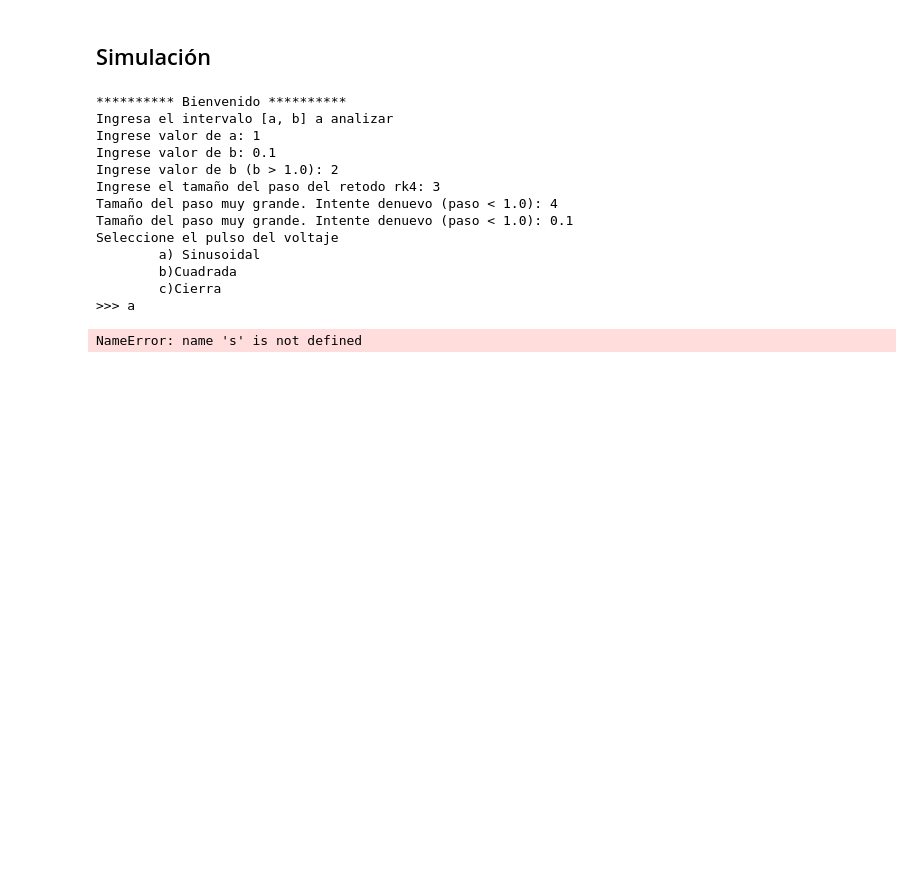
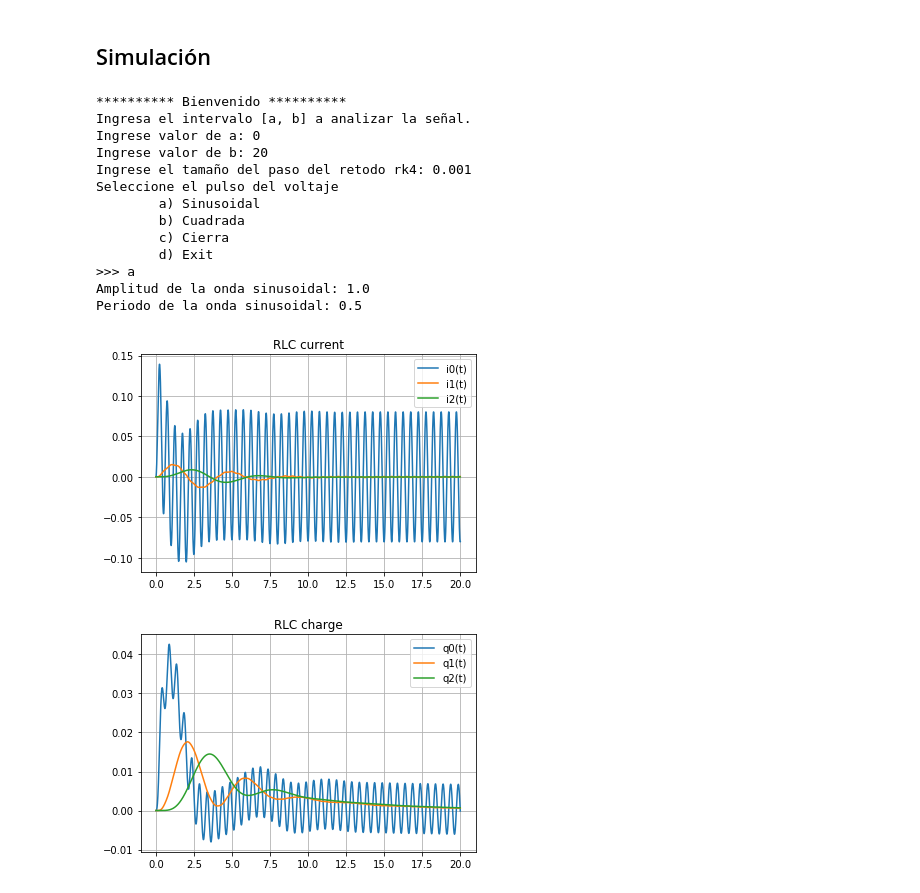
Before and after one commit to BahitiAB/Circuitos-RLC, a Jupyter notebook: code/rlc_circuit_rk4.ipynb, the cells around one changed output. Drawn from its saved outputs; the diff is of its cells as text; code cells hidden in the pictures; blank space fills up the shorter version.

```diff
--- a/code/rlc_circuit_rk4.ipynb
+++ b/code/rlc_circuit_rk4.ipynb
@@ -16,7 +16,7 @@ Solucion de un sistema de odes(generado por un circuito rlc)
 
 import numpy as np
 import matplotlib.pyplot as plt
-
+from math import pi
 
 def runge_kutta_sist(x0, f, h, a, b):
     """
@@ -83,9 +83,9 @@ def plot_capacitor_charge(t, q):
 
 
 
-def genera_funcion_sist(pulso):
+def genera_funcion_sist(pulso, amp, period):
     if pulso == "sinusoidal":
-        pulso_volt = lambda t: np.sin(t)
+        pulso_volt = lambda t: amp*np.sin(2*pi*t/period)
     elif pulso == "cuadrada":
         pass # definir el puso cuadrado
     elif pulso == "cierra":
@@ -126,4 +126,6 @@ def genera_funcion_sist(pulso):
 
         f = lambda t, z, q: np.array([f1(t, z, q), f2(t, z, q)])
 
-        return f
+        return f(t, z, q)
+
+    return f
@@ -134,54 +255,84 @@ SyntaxError: invalid syntax (<ipython-input-18-44d9fe29215c>, line 75)
 # %%
+import sys
+
 #NOTA: x0 = [z0, q0] = [q'(0), q(0)] = [i(0), q(0)], donde i = (i1, i2, i3) y q = (q1, q2, q3)
 x0 = np.array([[0, 0, 0], [0, 0, 0]], dtype=np.double)
 
 # [a, b] es el intervalo de tiempo en el cual se estara analizando el circuito
 
 print("********** Bienvenido **********")
-print("Ingresa el intervalo [a, b] a analizar")
+print("Ingresa el intervalo [a, b] a analizar la señal.")
 
 
 a = float(input("Ingrese valor de a: "))   # Inicializar valor real
 b = float(input("Ingrese valor de b: "))   # Inicializar valor real
 
 while b < a:
     b = float(input("Ingrese valor de b (b > {}): ".format(a)))
 
 
 h = float(input("Ingrese el tamaño del paso del retodo rk4: "))    # tamaño de paso en el metodo de runge-kutta
 
 while h < 0 or h > abs(b-a):
     if h < 0:
-        h = float(input("Ingrese el tamaño del paso del retodo rk4(positivo): "))
+        h = float(input("Tamaño del paso negativo!.Intente denuevo (paso positivo): "))
     else:
-        h = float(input("Tamaño del paso muy grande. Intente denuevo (paso < {}): ".format(abs(b-a))))
+        h = float(input("Tamaño del paso muy grande.Intente denuevo (paso < {}): ".format(abs(b-a))))
 
 print("Seleccione el pulso del voltaje")
-print("\ta) Sinusoidal\n\tb)Cuadrada\n\tc)Cierra")
+print("\ta) Sinusoidal\n\tb) Cuadrada\n\tc) Cierra\n\td) Exit")
 pulso = input(">>> ")
 pulso.lower()
-while pulso not in ['a', 'b', 'c'] or len(pulso) > 1:
-    pulso = input("Opcion invalida, intente denuevo.\n>>>")
+while pulso not in ['a', 'b', 'c', 'd', "sinusoidal", "cuadrada", "cierra", "exit"]:
+    pulso = input("Opcion invalida. Intente denuevo.\n>>> ")
     pulso.lower()
 
+if pulso == "exit":
+    sys.exit(1)
+
+if len(pulso) == 1:
+    if pulso == "a":
+        pulso = "sinusoidal"
+        amp = float(input("Amplitud de la onda {}: ".format(pulso)))
+        frec = float(input("Periodo de la onda {}: ".format(pulso)))
+    elif pulso == "b":
+        pulso = "cuadrada"
+        amp = float(input("Amplitud de la onda {}: ".format(pulso)))
+        frec = float(input("Periodo de la onda {}: ".format(pulso)))
+    else:
+        pulso = "cierra"
+        amp = float(input("Amplitud de la onda {}: ".format(pulso)))
+        frec = float(input("Periodo de la onda {}: ".format(pulso)))
+else:
+    amp = float(input("Amplitud de la onda {}: ".format(pulso)))
+    frec = float(input("Periodo de la onda {}: ".format(pulso)))
+
+
+f = genera_funcion_sist(pulso, amp, frec)
+
 # resolviendo el sistema de odes mediante rk4, x = [i, q]
-#f = genera_funcion_sist(pulso)
-#t, x = runge_kutta_sist(x0, f, h, a, b)
+
+t, x = runge_kutta_sist(x0, f, h, a, b)
 
 i = np.array([xk[0] for xk in x])   # i = (i0, i1, i2)
 q = np.array([xk[1] for xk in x])   # q = (q0, q1, q2)
+
+
+plot_current(t,i)
+plot_capacitor_charge(t, q)
 # %% [output]
 ********** Bienvenido **********
-Ingresa el intervalo [a, b] a analizar
-Ingrese valor de a: 1
-Ingrese valor de b: 0.1
-Ingrese valor de b (b > 1.0): 2
-Ingrese el tamaño del paso del retodo rk4: 3
-Tamaño del paso muy grande. Intente denuevo (paso < 1.0): 4
-Tamaño del paso muy grande. Intente denuevo (paso < 1.0): 0.1
+Ingresa el intervalo [a, b] a analizar la señal.
+Ingrese valor de a: 0
+Ingrese valor de b: 20
+Ingrese el tamaño del paso del retodo rk4: 0.001
 Seleccione el pulso del voltaje
         a) Sinusoidal
-        b)Cuadrada
-        c)Cierra
+        b) Cuadrada
+        c) Cierra
+        d) Exit
 >>> a
+Amplitud de la onda sinusoidal: 1.0
+Periodo de la onda sinusoidal: 0.5
-NameError: name 's' is not defined
+[figure, added]
+[figure, added]
```
Also changed, not shown: parts of 4 cells of this notebook.
